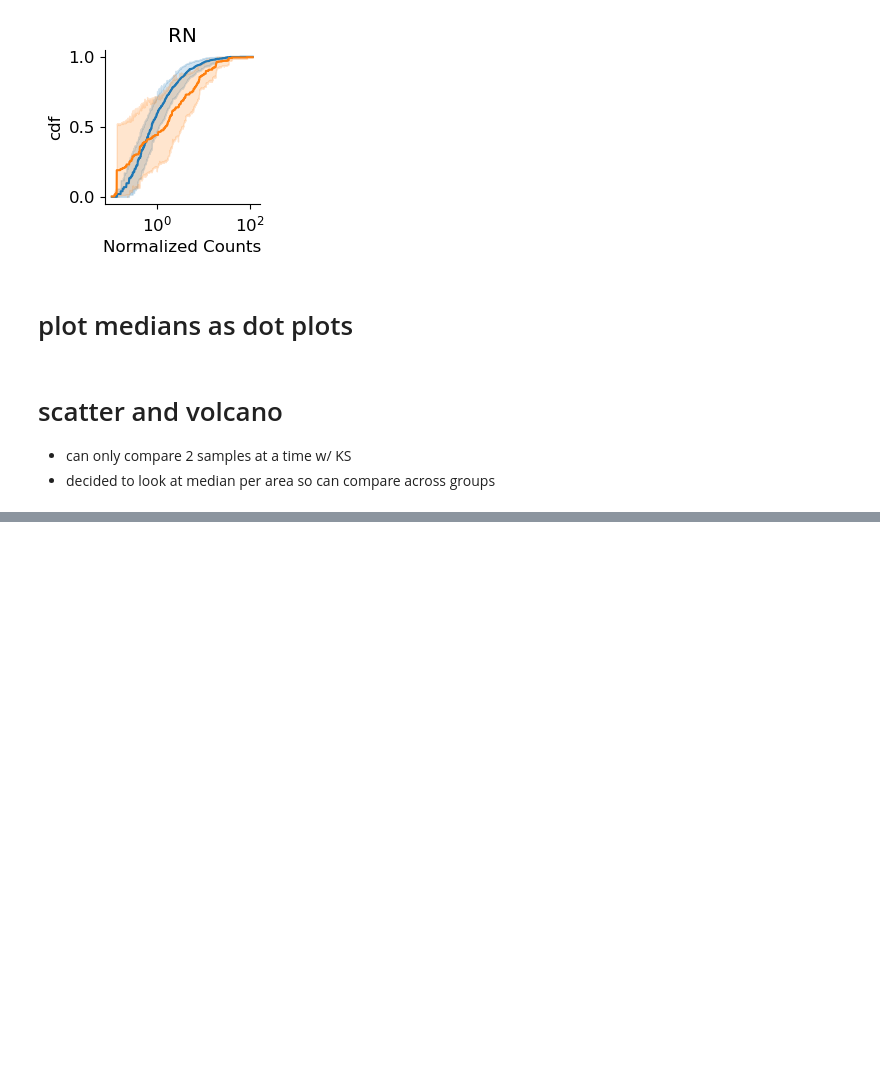
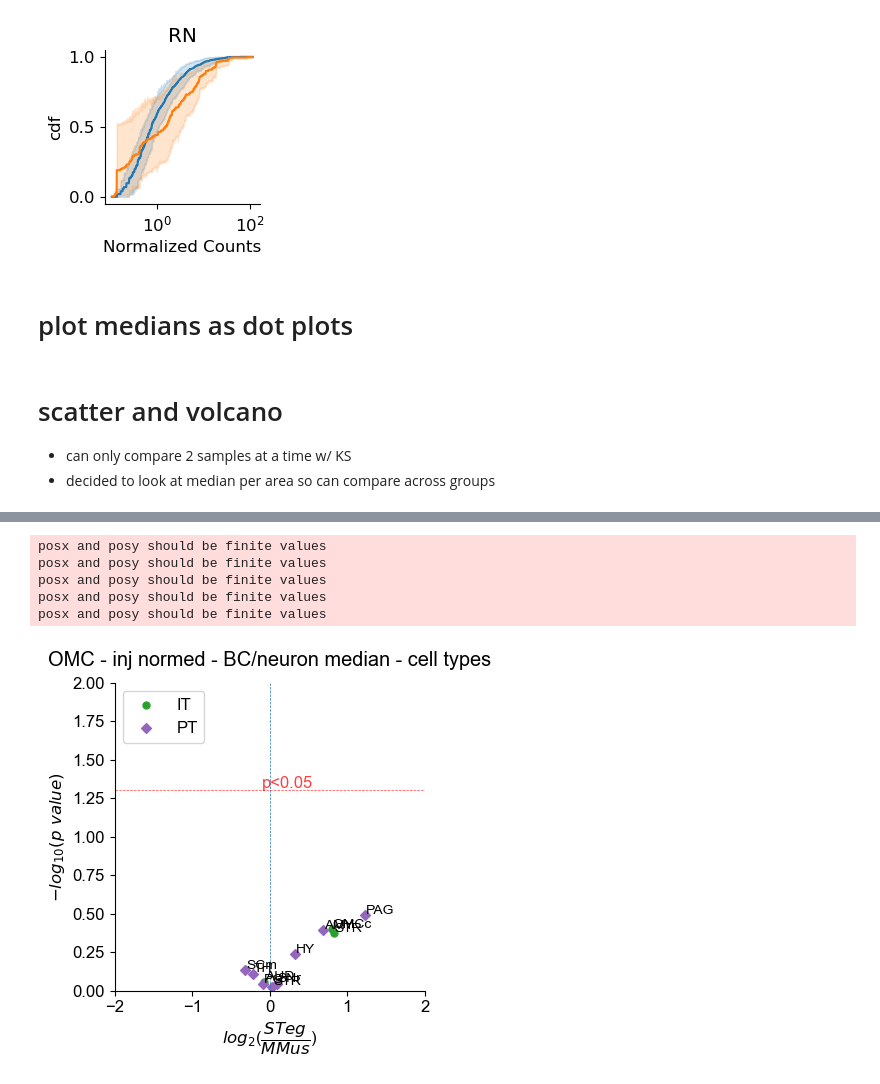
Before and after one commit to eisko/MAPseq_analysis, a Jupyter notebook: BC_neuron_cdfs_V4_240125.ipynb, the cells around one changed output, grey strips where cells are left out. Cells and saved outputs as stored; diff of their text form; code cells hidden in the pictures; blank space fills up the shorter version.

```diff
--- a/BC_neuron_cdfs_V4_240125.ipynb
+++ b/BC_neuron_cdfs_V4_240125.ipynb
@@ -433,3 +468,11 @@ pt_med = dfs_to_medians(pt_types, drop=["OMCi", "type"])
 pt_med['type'] = "PT"
 all_med = pd.concat([it_med, pt_med]).dropna().reset_index(drop=True)
 # all_med.tail(10)
+# %%
+# volcano
+# plot_med = dfs_to_medians(omc_countN_med_inj, drop=["OMCi", "type"])
+plot = stvmm_calc_ttest(all_med, sp1="MMus", sp2="STeg", to_plot="median")
+plot = plot[~((plot["area"]=="AUD") & (plot["type"]=="PT"))]
+plot = plot[~((plot["area"]=="OMCc") & (plot["type"]=="PT"))]
+plot.reset_index(inplace=True)
+plot
@@ -436,9 +493,15 @@ all_med = pd.concat([it_med, pt_med]).dropna().reset_index(drop=True)
 # %%
-# volcano
-# plot_med = dfs_to_medians(omc_countN_med_inj, drop=["OMCi", "type"])
-plot = stvmm_calc_ttest(all_med, sp1="MMus", sp2="STeg", to_plot="median")
+
 plot_volcano(plot, p_01=False, shape="type", title="OMC - inj normed - BC/neuron median - cell types",
-             xlim=(-5,5), fig_size=(4.5,4.5))
+             xlim=(-2,2),  ylim=(0, -np.log10(0.01)))
+
 
 plt.savefig(out_path+"volcano_comb_inj_med_celltypes.svg", dpi=300, bbox_inches="tight")
 plt.show()
+# %% [output]
+posx and posy should be finite values
+posx and posy should be finite values
+posx and posy should be finite values
+posx and posy should be finite values
+posx and posy should be finite values
+[figure, added]
```
Also changed, not shown: parts of 4 cells of this notebook, 7 other files.
